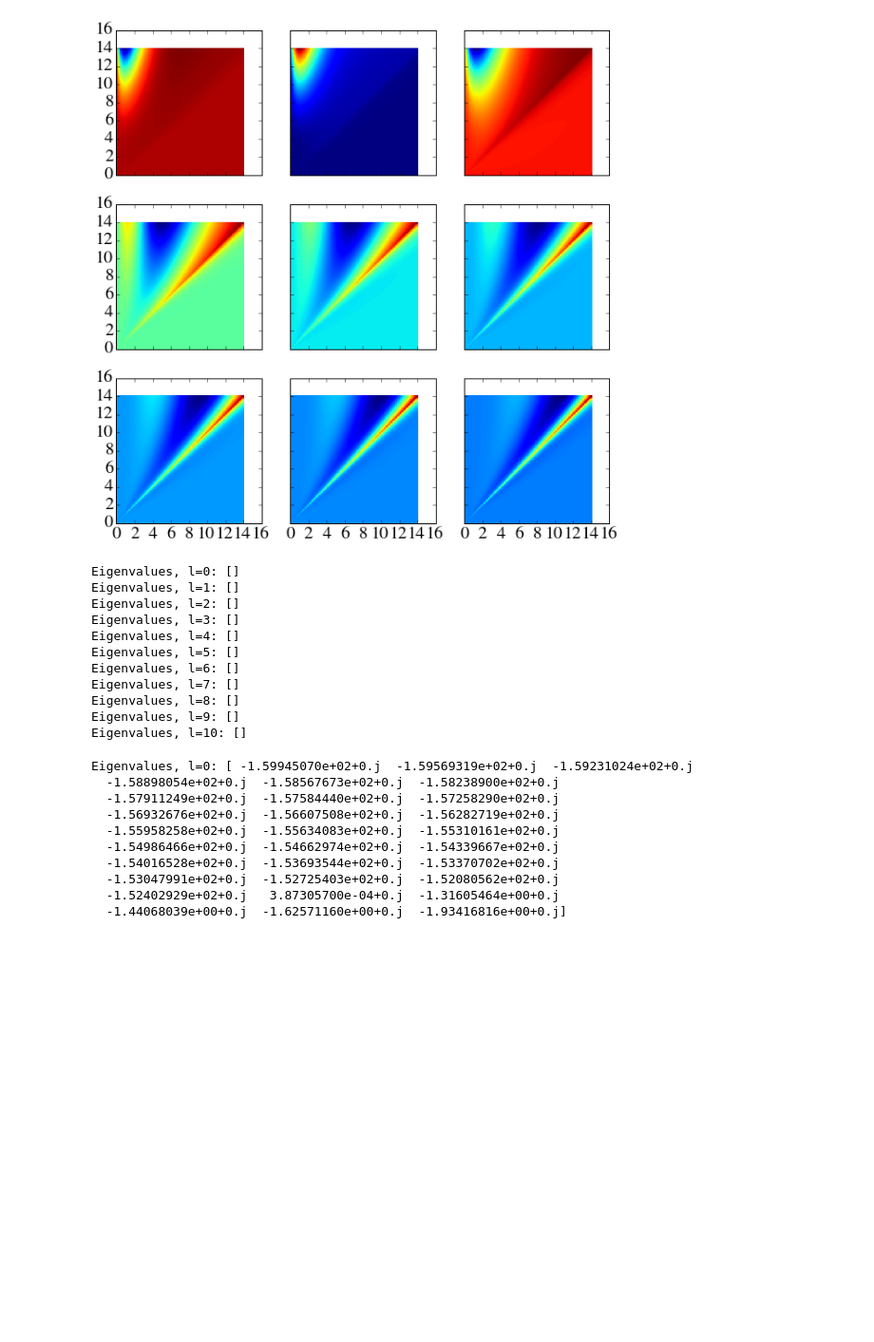
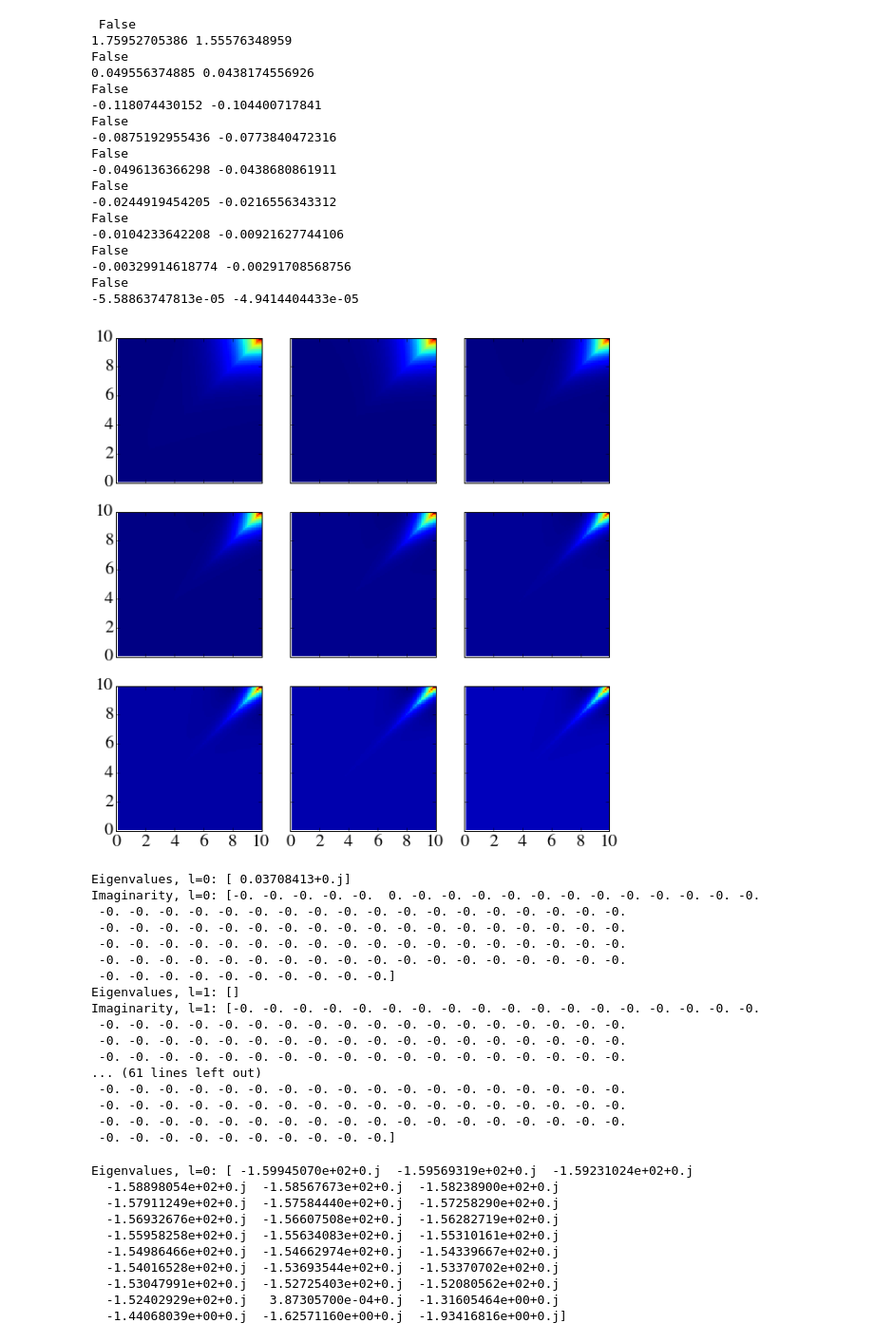
Before and after one commit to ThomasTram/CLASSmods, a Jupyter notebook: EigenvalueSpectrum.ipynb, the cells around one changed output. Shown at 95% size. Drawn from its saved outputs; the diff is of its cells as text; code cells hidden in the pictures; blank space fills up the shorter version.

Commit message:
Started eigenvalue reconstruction algorithm

```diff
--- a/EigenvalueSpectrum.ipynb
+++ b/EigenvalueSpectrum.ipynb
@@ -10,25 +10,45 @@ axislabelfontsize='large'
 matplotlib.rc('font', **font)
 matplotlib.mathtext.rcParams['legend.fontsize']='medium'
 # %%
-#q = np.linspace(0.001,10,100)
-q = np.array([0.01+i*0.07 for i in range(201)])
+q = np.linspace(0.1,10,100)
+#q = np.array([0.01+i*0.07 for i in range(201)])
 #print q
 
 lmax = 10
 cosmo = Class()
 Z = cosmo.compute_Zl_massive(q,lmax)
 
 f, axes = plt.subplots(3,3,sharex=True,sharey=True,figsize=(10,10))
-
+[Q, Qpr] = np.meshgrid(q,q)
 l = 0
 for i in range(3):
     for j in range(3):
         ax = axes[i][j]
-        ax.pcolormesh(q,q,Z[l].T)
-
+        arr = Z[l].T*np.exp(Q)
+        ax.pcolormesh(q,q,Z[l].T*np.exp(Q))
+        print np.allclose(arr.T, arr)
+        print arr[2,4],arr[4,2]
         l = l+1
 # %% [output]
+ False
+1.75952705386 1.55576348959
+False
+0.049556374885 0.0438174556926
+False
+-0.118074430152 -0.104400717841
+False
+-0.0875192955436 -0.0773840472316
+False
+-0.0496136366298 -0.0438680861911
+False
+-0.0244919454205 -0.0216556343312
+False
+-0.0104233642208 -0.00921627744106
+False
+-0.00329914618774 -0.00291708568756
+False
+-5.58863747813e-05 -4.9414404433e-05
-[figure, old version]
+[figure, new version]
 # %%
 import scipy
 import scipy.linalg as la
@@ -43,7 +63,7 @@ def weights(q):
     w[-1] = w[-1]*0.5
     return w
 
-Nq = 1000
+Nq = 100
 q = np.linspace(0.1,12,Nq)
 lmax = 10
 cosmo = Class()
@@ -59,18 +79,25 @@ for l in range(lmax+1):
     fullmat = C3term+Zterm
     L = la.eig(fullmat,right=False)
     print 'Eigenvalues, l='+str(l)+':',L[np.real(L)>0]
+    print 'Imaginarity, l='+str(l)+':',np.imag(L)/np.real(L)
 # %% [output]
-Eigenvalues, l=0: []
+Eigenvalues, l=0: [ 0.03708413+0.j]
+Imaginarity, l=0: [-0. -0. -0. -0. -0.  0. -0. -0. -0. -0. -0. -0. -0. -0. -0. -0. -0. -0.
+ -0. -0. -0. -0. -0. -0. -0. -0. -0. -0. -0. -0. -0. -0. -0. -0. -0. -0.
+ -0. -0. -0. -0. -0. -0. -0. -0. -0. -0. -0. -0. -0. -0. -0. -0. -0. -0.
+ -0. -0. -0. -0. -0. -0. -0. -0. -0. -0. -0. -0. -0. -0. -0. -0. -0. -0.
+ -0. -0. -0. -0. -0. -0. -0. -0. -0. -0. -0. -0. -0. -0. -0. -0. -0. -0.
+ -0. -0. -0. -0. -0. -0. -0. -0. -0. -0.]
 Eigenvalues, l=1: []
-Eigenvalues, l=2: []
-Eigenvalues, l=3: []
-Eigenvalues, l=4: []
-Eigenvalues, l=5: []
-Eigenvalues, l=6: []
-Eigenvalues, l=7: []
-Eigenvalues, l=8: []
-Eigenvalues, l=9: []
-Eigenvalues, l=10: []
+Imaginarity, l=1: [-0. -0. -0. -0. -0. -0. -0. -0. -0. -0. -0. -0. -0. -0. -0. -0. -0. -0.
+ -0. -0. -0. -0. -0. -0. -0. -0. -0. -0. -0. -0. -0. -0. -0. -0. -0. -0.
+ -0. -0. -0. -0. -0. -0. -0. -0. -0. -0. -0. -0. -0. -0. -0. -0. -0. -0.
+ -0. -0. -0. -0. -0. -0. -0. -0. -0. -0. -0. -0. -0. -0. -0. -0. -0. -0.
+... (61 lines left out)
+ -0. -0. -0. -0. -0. -0. -0. -0. -0. -0. -0. -0. -0. -0. -0. -0. -0. -0.
+ -0. -0. -0. -0. -0. -0. -0. -0. -0. -0. -0. -0. -0. -0. -0. -0. -0. -0.
+ -0. -0. -0. -0. -0. -0. -0. -0. -0. -0. -0. -0. -0. -0. -0. -0. -0. -0.
+ -0. -0. -0. -0. -0. -0. -0. -0. -0. -0.]
 # %%
 for l in range(1):
     Zterm = np.dot(f0invmat,np.dot(Z[l],wmat))
```
Also changed, not shown: 3 other files.
